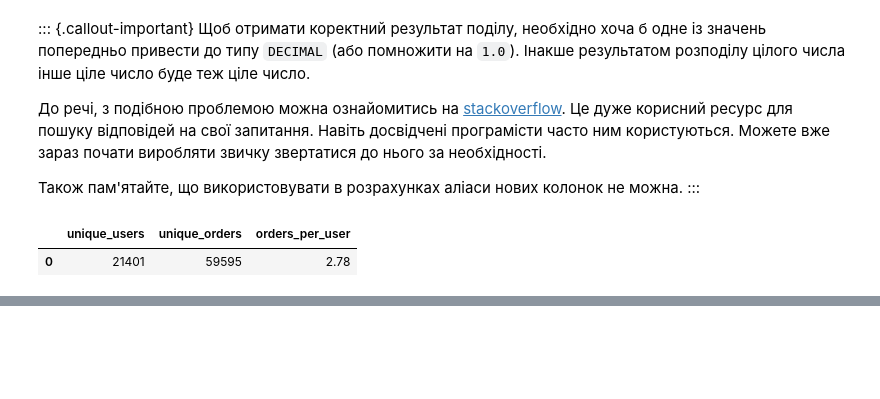
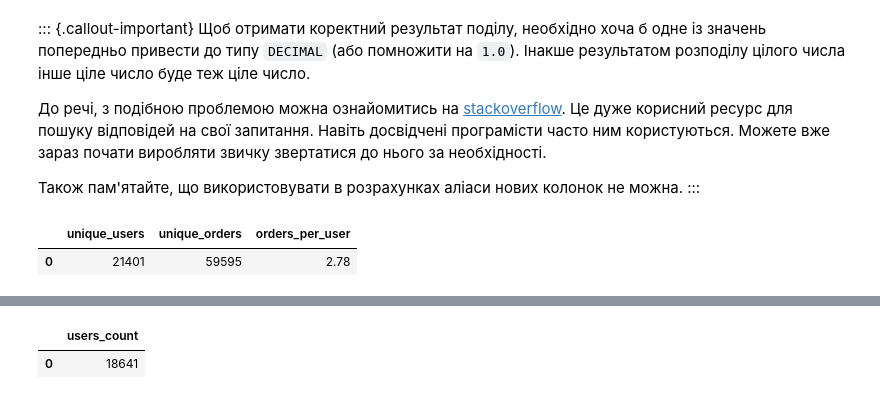
Before and after one commit to Aranaur/py4ds, a Jupyter notebook: sql_agg.ipynb, the cells around one changed output, grey strips where cells are left out. Cells and saved outputs as stored; diff of their text form; code cells hidden in the pictures; blank space fills up the shorter version.

```diff
--- a/sql_agg.ipynb
+++ b/sql_agg.ipynb
@@ -789,0 +834,17 @@ FROM   user_actions
+# %%
+#| code-fold: true
+#| code-summary: "Рішення"
+
+%%sql
+-- Рішення через різницю
+SELECT count(distinct user_id) - count(distinct user_id) filter (WHERE action = 'cancel_order') as users_count
+FROM   user_actions
+
+-- Рішення через вкладений запит
+-- SELECT count(distinct user_id) filter (WHERE user_id not in (SELECT DISTINCT user_id
+--                                                              FROM   user_actions
+--                                                              WHERE  action = 'cancel_order')) as users_count
+-- FROM   user_actions
+# %% [output]
+|  | users_count |
+| 0 | 18641 |
```
Also changed, not shown: parts of 11 cells of this notebook, 26 other files.
